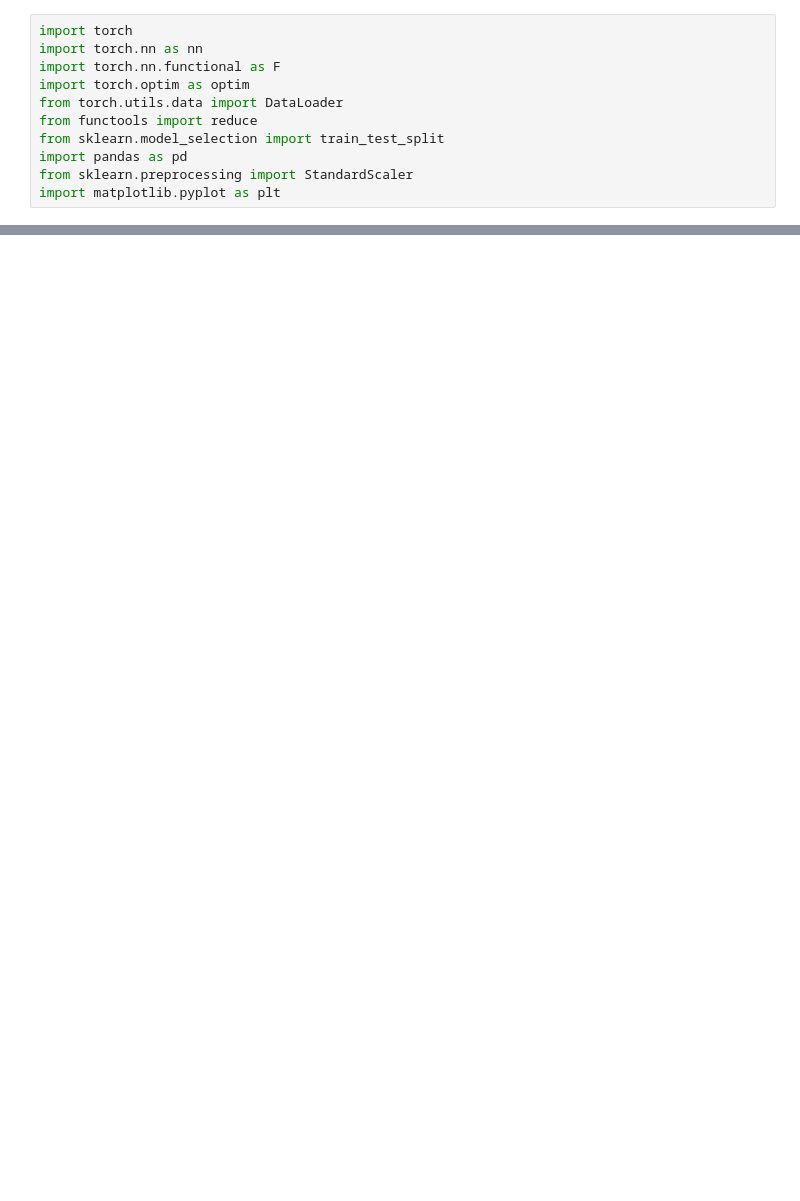
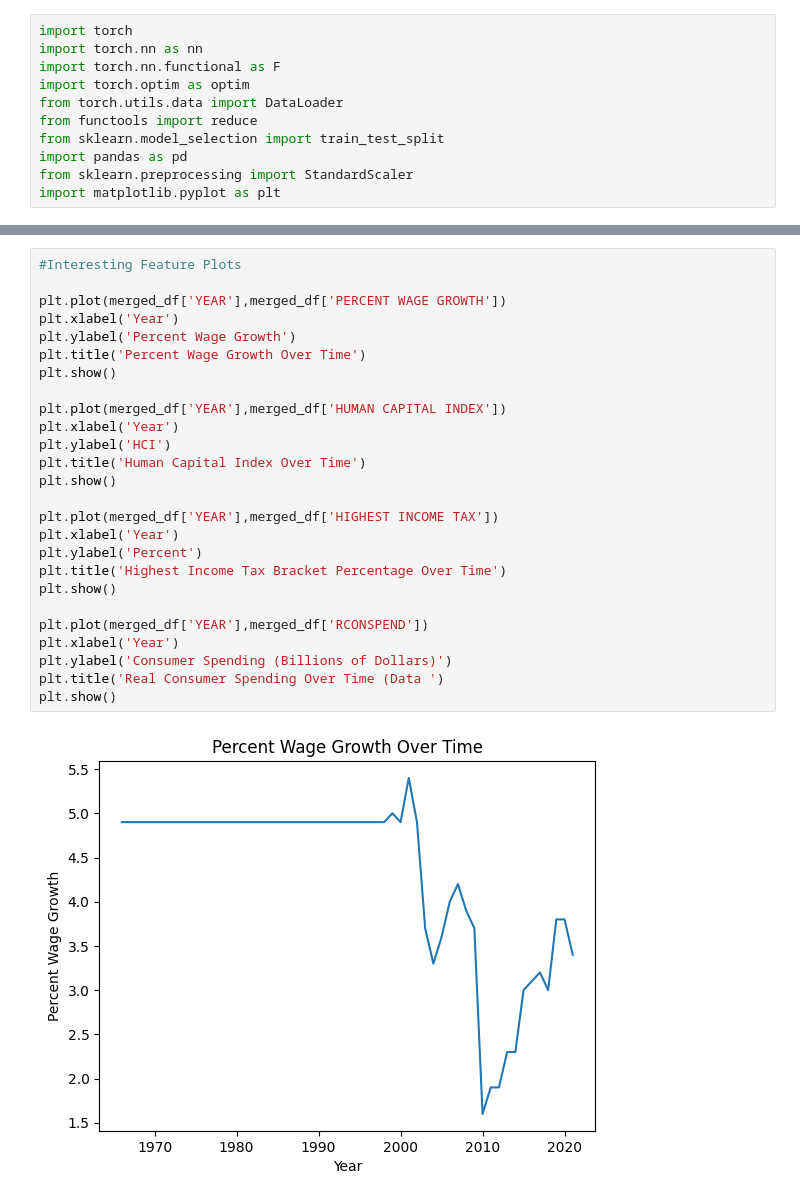
Before and after one commit to jpmalone0/MLForePolicy, a Jupyter notebook: pred.ipynb, the cells around one changed output, grey strips where cells are left out. Cells and saved outputs as stored; diff of their text form; blank space fills up the shorter version.

```diff
--- a/pred.ipynb
+++ b/pred.ipynb
@@ -211,0 +212,28 @@ plt.show()
+# %%
+#Interesting Feature Plots
+
+plt.plot(merged_df['YEAR'],merged_df['PERCENT WAGE GROWTH'])
+plt.xlabel('Year')
+plt.ylabel('Percent Wage Growth')
+plt.title('Percent Wage Growth Over Time')
+plt.show()
+
+plt.plot(merged_df['YEAR'],merged_df['HUMAN CAPITAL INDEX'])
+plt.xlabel('Year')
+plt.ylabel('HCI')
+plt.title('Human Capital Index Over Time')
+plt.show()
+
+plt.plot(merged_df['YEAR'],merged_df['HIGHEST INCOME TAX'])
+plt.xlabel('Year')
+plt.ylabel('Percent')
+plt.title('Highest Income Tax Bracket Percentage Over Time')
+plt.show()
+
+plt.plot(merged_df['YEAR'],merged_df['RCONSPEND'])
+plt.xlabel('Year')
+plt.ylabel('Consumer Spending (Billions of Dollars)')
+plt.title('Real Consumer Spending Over Time (Data ')
+plt.show()
+# %% [output]
+[figure, added]
```
Also changed, not shown: parts of 7 cells of this notebook.
